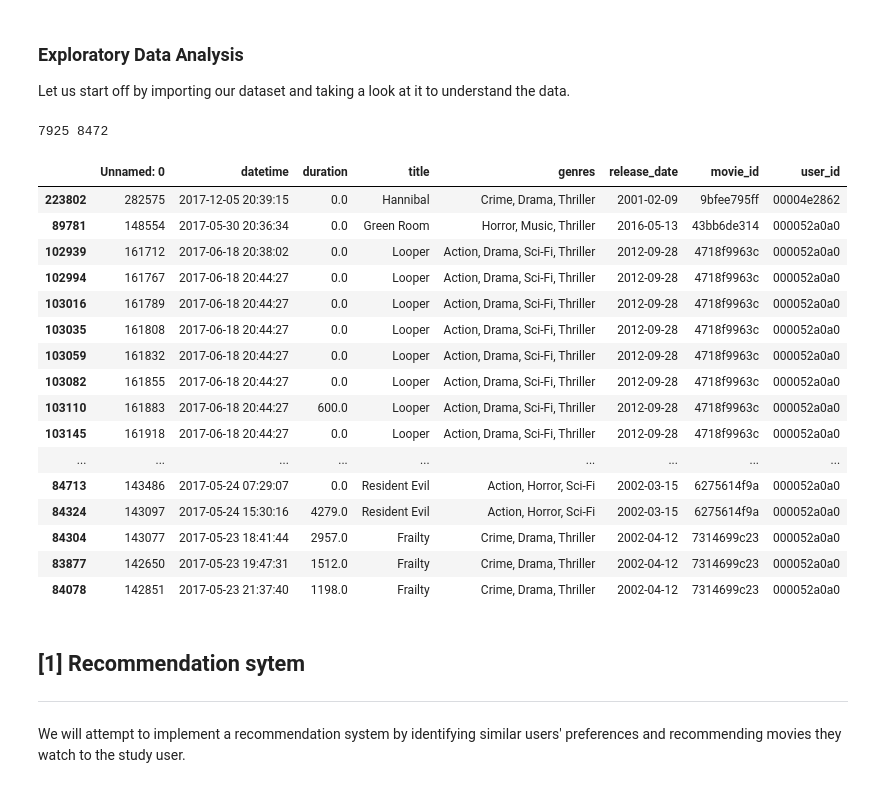
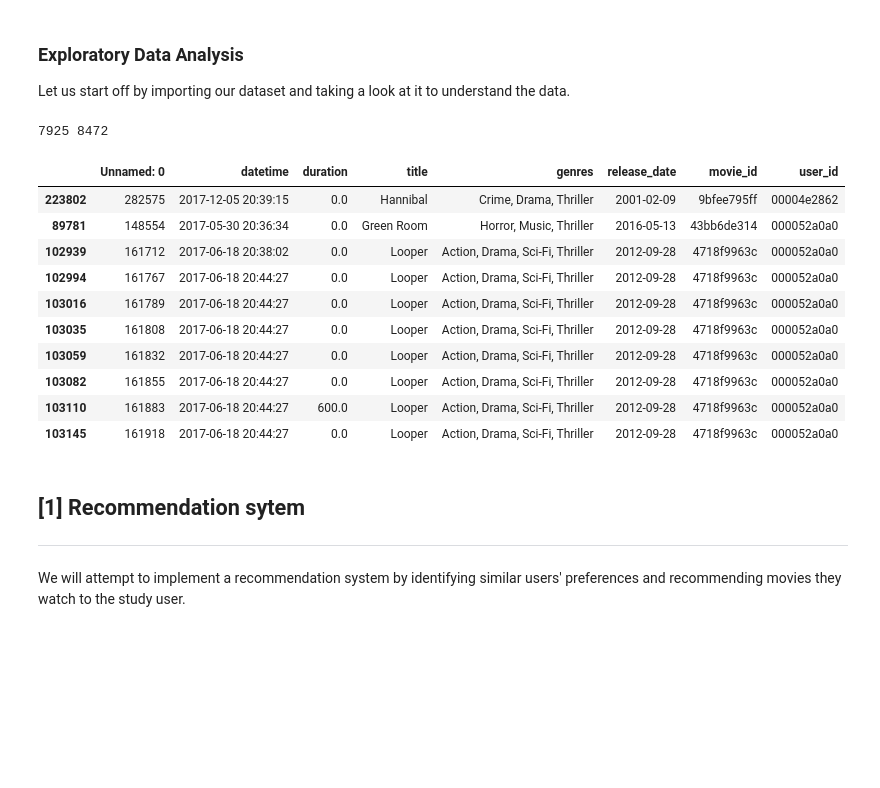
Before and after one commit to Ykanj/ADM-HW-4, a Jupyter notebook: main.ipynb, the cells around one changed output. Drawn from its saved outputs; the diff is of its cells as text; code cells hidden in the pictures; blank space fills up the shorter version.

```diff
--- a/main.ipynb
+++ b/main.ipynb
@@ -25,31 +25,25 @@ Let us start off by importing our dataset and taking a look at it to understand
 # %%
 netflix = pd.read_csv(r"Data\vodclickstream_uk_movies_03.csv")
 
 print(len(netflix["title"].unique()), len(netflix["movie_id"].unique()))            # These two columns are not equal in length, ~500 items have
                                                                                     # the same title but are different
 netflix = netflix.sort_values(["user_id", "movie_id", "datetime"])
-netflix.head(20)                                                                    # Some movies also have the same user clicking on the same move
+netflix.head(10)                                                                    # Some movies also have the same user clicking on the same move
                                                                                     # on the exact same datetime, with one being 0 seconds and the
                                                                                     # other being more than 0, this will be counted as one
 # %% [output]
 7925 8472
 |  | Unnamed: 0 | datetime | duration | title | genres | release_date | movie_id | user_id |
 | 223802 | 282575 | 2017-12-05 20:39:15 | 0.0 | Hannibal | Crime, Drama, Thriller | 2001-02-09 | 9bfee795ff | 00004e2862 |
 | 89781 | 148554 | 2017-05-30 20:36:34 | 0.0 | Green Room | Horror, Music, Thriller | 2016-05-13 | 43bb6de314 | 000052a0a0 |
 | 102939 | 161712 | 2017-06-18 20:38:02 | 0.0 | Looper | Action, Drama, Sci-Fi, Thriller | 2012-09-28 | 4718f9963c | 000052a0a0 |
 | 102994 | 161767 | 2017-06-18 20:44:27 | 0.0 | Looper | Action, Drama, Sci-Fi, Thriller | 2012-09-28 | 4718f9963c | 000052a0a0 |
 | 103016 | 161789 | 2017-06-18 20:44:27 | 0.0 | Looper | Action, Drama, Sci-Fi, Thriller | 2012-09-28 | 4718f9963c | 000052a0a0 |
 | 103035 | 161808 | 2017-06-18 20:44:27 | 0.0 | Looper | Action, Drama, Sci-Fi, Thriller | 2012-09-28 | 4718f9963c | 000052a0a0 |
 | 103059 | 161832 | 2017-06-18 20:44:27 | 0.0 | Looper | Action, Drama, Sci-Fi, Thriller | 2012-09-28 | 4718f9963c | 000052a0a0 |
 | 103082 | 161855 | 2017-06-18 20:44:27 | 0.0 | Looper | Action, Drama, Sci-Fi, Thriller | 2012-09-28 | 4718f9963c | 000052a0a0 |
 | 103110 | 161883 | 2017-06-18 20:44:27 | 600.0 | Looper | Action, Drama, Sci-Fi, Thriller | 2012-09-28 | 4718f9963c | 000052a0a0 |
 | 103145 | 161918 | 2017-06-18 20:44:27 | 0.0 | Looper | Action, Drama, Sci-Fi, Thriller | 2012-09-28 | 4718f9963c | 000052a0a0 |
-| ... | ... | ... | ... | ... | ... | ... | ... | ... |
-| 84713 | 143486 | 2017-05-24 07:29:07 | 0.0 | Resident Evil | Action, Horror, Sci-Fi | 2002-03-15 | 6275614f9a | 000052a0a0 |
-| 84324 | 143097 | 2017-05-24 15:30:16 | 4279.0 | Resident Evil | Action, Horror, Sci-Fi | 2002-03-15 | 6275614f9a | 000052a0a0 |
-| 84304 | 143077 | 2017-05-23 18:41:44 | 2957.0 | Frailty | Crime, Drama, Thriller | 2002-04-12 | 7314699c23 | 000052a0a0 |
-| 83877 | 142650 | 2017-05-23 19:47:31 | 1512.0 | Frailty | Crime, Drama, Thriller | 2002-04-12 | 7314699c23 | 000052a0a0 |
-| 84078 | 142851 | 2017-05-23 21:37:40 | 1198.0 | Frailty | Crime, Drama, Thriller | 2002-04-12 | 7314699c23 | 000052a0a0 |
 # %% [markdown]
 ## [1] Recommendation sytem
 ---
```
Also changed, not shown: parts of 6 cells of this notebook.
